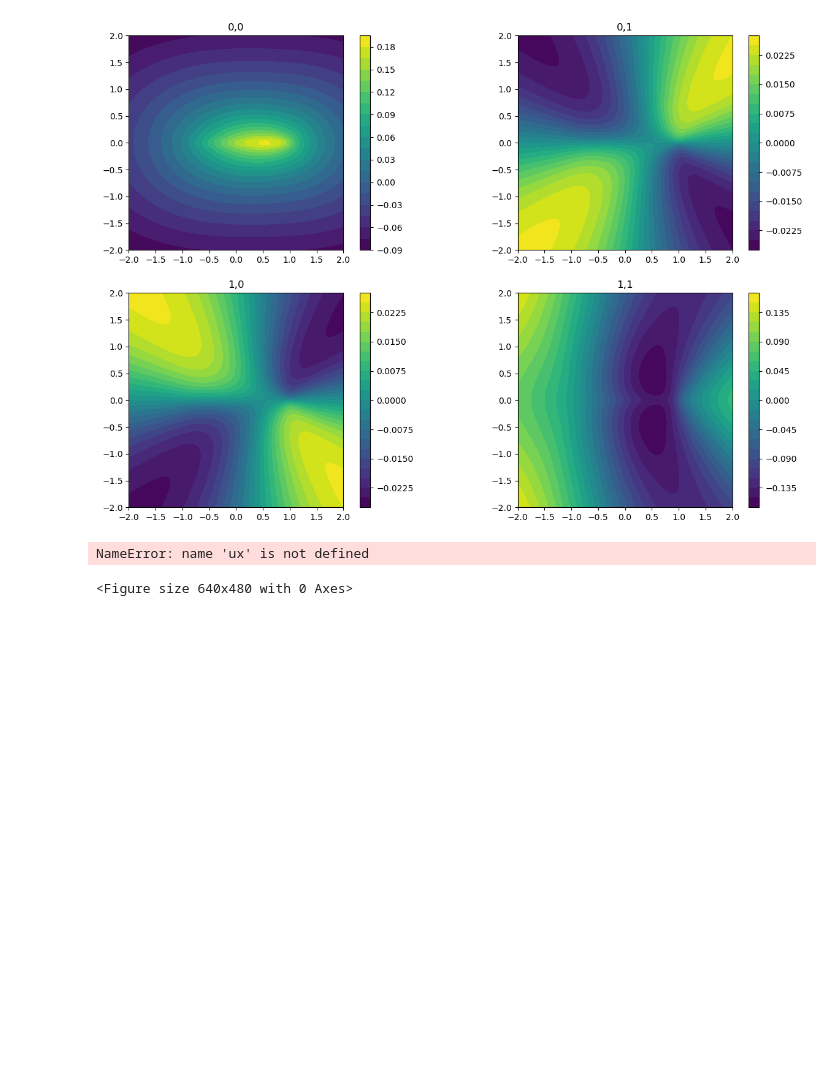
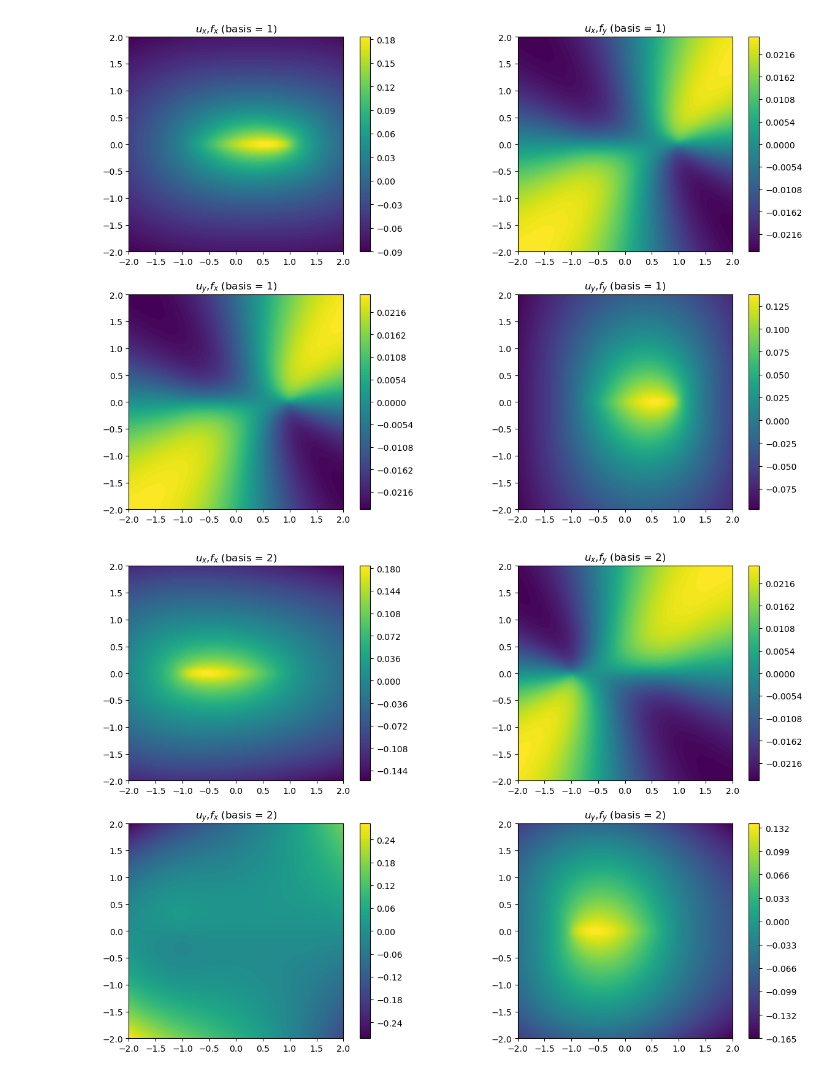
Before and after one commit to mallickrishg/bemcs, a Jupyter notebook: point_source/testing_linforcekernels_planestrain.ipynb, the cells around one changed output. Cells and saved outputs as stored; diff of their text form; code cells hidden in the pictures; blank space fills up the shorter version.

```diff
--- a/point_source/testing_linforcekernels_planestrain.ipynb
+++ b/point_source/testing_linforcekernels_planestrain.ipynb
@@ -254,43 +498,49 @@ x_grid, y_grid = np.meshgrid(x_vec, y_vec)
 # %%
+x_offset = 0.0
+y_offset = 0.0
+
+mu = 1
+nu = 0.25
+nx = 60
+ny = 60
+x_vec = np.linspace(-2.0, 2.0, nx)
+y_vec = np.linspace(-2.0, 2.0, ny)
+x_grid, y_grid = np.meshgrid(x_vec, y_vec)
+
 # Displacement kernels [Nobs x (ux or uy) x (fx or fy) x 2 basis functions]
-Dkernels = lin_force_kernel_fs(
+Dkernels, Skernels = lin_force_kernel_fs(
     x_grid.reshape(-1, 1),
     y_grid.reshape(-1, 1),
     xf=x_offset,
     yf=y_offset,
     w=1,
     nu=nu,
     mu=mu,
 )
 
+# plot displacements
+for count in range(0, 2):
+    basisfunc = count
 
-# def ux_1(xo, yo, fx, fy, w, mu, nu):
-
-
-# plot fx kernels
-# ux = ux_1(x_grid, y_grid, 1.0, 0, 1, mu, nu)
-uy = Dkernels[:, 1, 0, 0]  # + Dkernels[:, 1, 0, 1]
-
-
-plt.figure(figsize=(15, 10))
-for i in range(0, 2):
-    for j in range(0, 2):
-        plotval = i * 2 + j + 1
-        toplot = Dkernels[:, i, j, 0]
-        plt.subplot(2, 2, plotval)
-        plt.contourf(x_grid, y_grid, toplot.reshape(ny, nx), 20)
-        plt.colorbar()
-        plt.title(str(i) + "," + str(j))
-        plt.gca().set_aspect("equal", adjustable="box")
-
-plt.show()
-
-plt.figure()
-plt.contourf(x_grid, y_grid, ux, 20)
-plt.colorbar()
-plt.gca().set_aspect("equal", adjustable="box")
-plt.show()
+    plt.figure(count + 1, figsize=(15, 10))
+    for i in range(0, 2):
+        for j in range(0, 2):
+            plotval = i * 2 + j + 1
+            toplot = Dkernels[:, i, j, basisfunc]
+            plt.subplot(2, 2, plotval)
+            plt.contourf(x_grid, y_grid, toplot.reshape(ny, nx), 100)
+            plt.colorbar()
+            if i == 0:
+                str1 = "$u_x$"
+            else:
+                str1 = "$u_y$"
+            if j == 0:
+                str2 = "$f_x$"
+            else:
+                str2 = "$f_y$"
+            plt.title(str1 + "," + str2 + " (basis = " + str(basisfunc + 1) + ")")
+            plt.gca().set_aspect("equal", adjustable="box")
+    plt.show()
 # %% [output]
-[figure, old version]
+[figure, new version]
-NameError: name 'ux' is not defined
-<Figure size 640x480 with 0 Axes>
+[figure, added]
```
Also changed, not shown: parts of 3 cells of this notebook.
